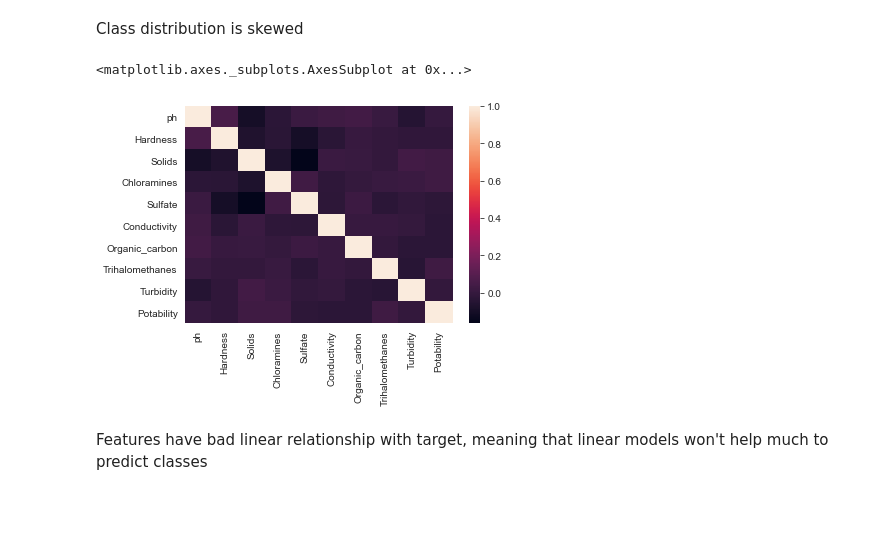
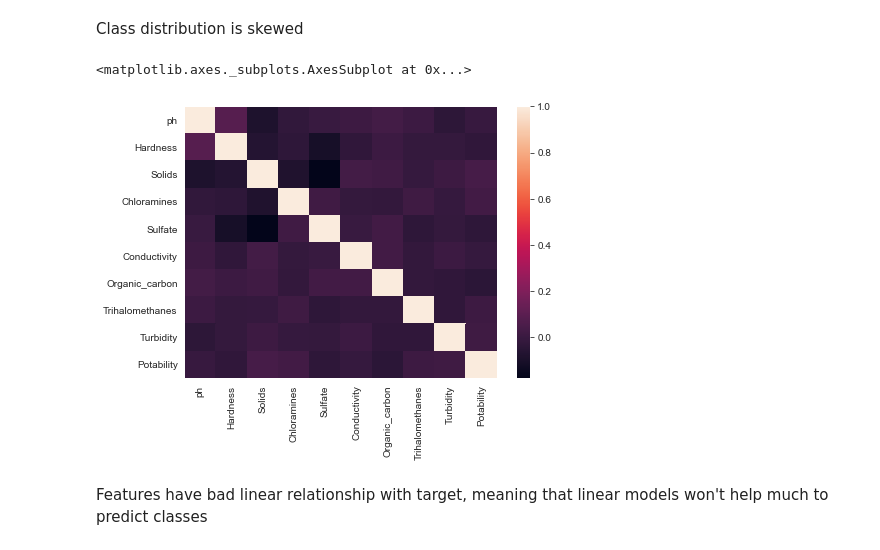
Before and after one commit to tolgarecep/water-quality, a Jupyter notebook: water_potability.ipynb, the cells around one changed output. Saved outputs shown, nothing was run; the diff lists cells and outputs as text; code cells hidden in the pictures; blank space fills up the shorter version.

```diff
--- a/water_potability.ipynb
+++ b/water_potability.ipynb
@@ -86,10 +86,11 @@ plt.gcf().gca().add_artist(white_circle)
 Class distribution is skewed
 # %%
 corr = water.corr()
+plt.subplots(figsize=(7, 5))
 sns.heatmap(corr)
 # %% [output]
 <matplotlib.axes._subplots.AxesSubplot at 0x...>
-[figure, old version]
+[figure, new version]
 # %% [markdown]
 Features have bad linear relationship with target, meaning that linear models won't help much to predict classes
 # %% [markdown]
```
Also changed, not shown: parts of 43 cells of this notebook.
